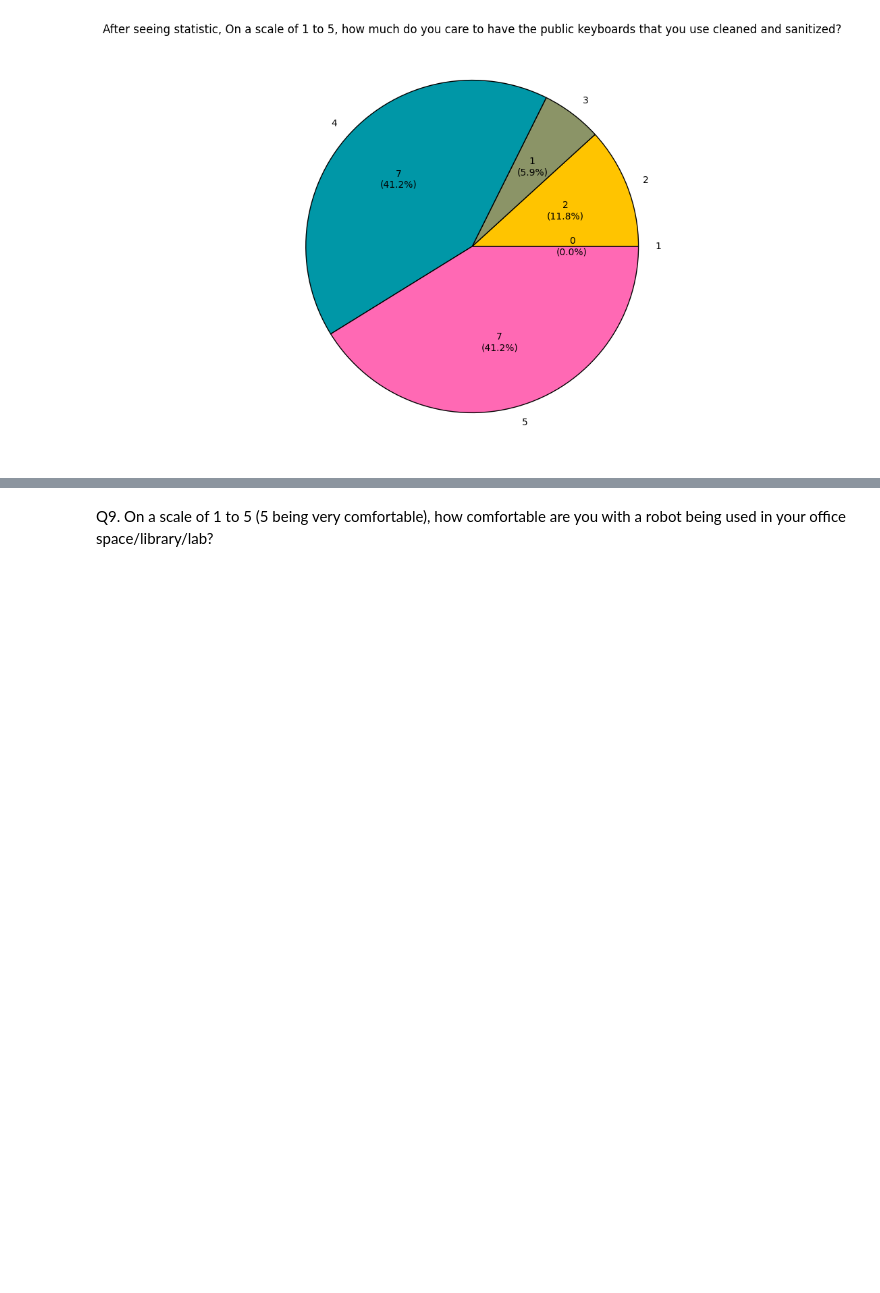
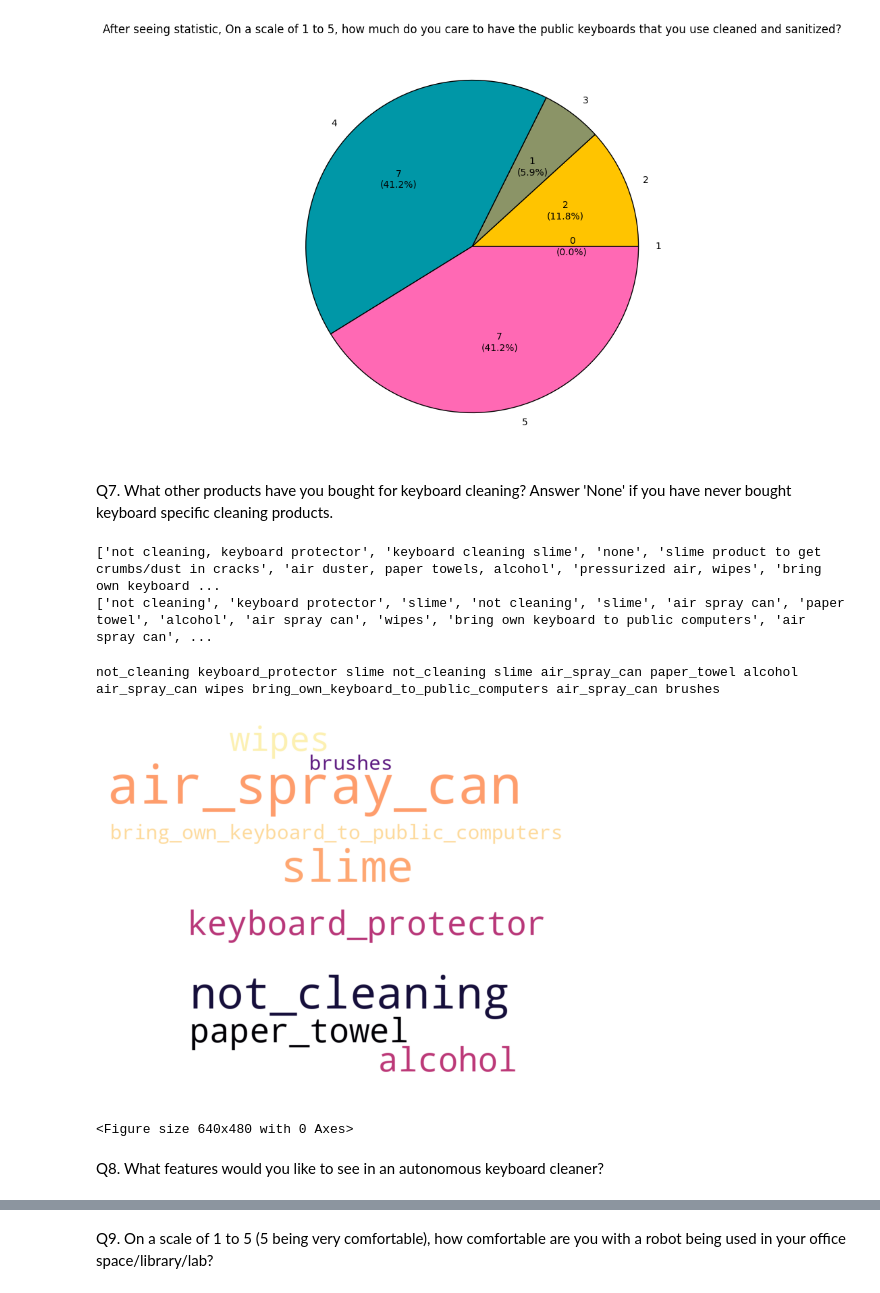
Before and after one commit to SDP-Group6/data_analysis, a Jupyter notebook: survey_data_analysis.ipynb, the cells around one changed output, grey strips where cells are left out. Saved outputs shown, nothing was run; the diff lists cells and outputs as text; code cells hidden in the pictures; blank space fills up the shorter version.

```diff
--- a/survey_data_analysis.ipynb
+++ b/survey_data_analysis.ipynb
@@ -60,6 +62,21 @@ Index(['How often do you clean your keyboard?',
 def autopct_format(pct, all_values):
     absolute = int(round(pct * sum(all_values) / 100.0))  # Convert percentage to actual count
     return f"{absolute}\n({pct:.1f}%)"  # Display count and percentage
+# %%
+custom_stopwords = {"is", "a", "of", "the", "this", "i", "my", "but"}
+
+def remove_stopwords(text):
+    return " ".join([word for word in text.split() if word.lower() not in custom_stopwords])
+# %%
+def text_split(text):
+    replace_words = ["and", "or", ";", ".", "otherwise"]
+    exclude_words = ["i.e", "i.e.", "etc.", "e.g.:"]  # Words to be preserved
+
+    pattern = r'\b(?!' + '|'.join(map(re.escape, exclude_words)) + r')\b(?:' + '|'.join(map(re.escape, replace_words)) + r')\b'
+
+    text = re.sub(pattern, ',', text)
+
+    return text.split(",")
 # %%
 def calculate_mean(x, y):
     return np.round((np.dot(x, y) / TOTAL_NUM_RESPONSES),2)
@@ -378,3 +395,5 @@ plt.title('After seeing statistic, On a scale of 1 to 5, how much do you care to
 plt.show()
 # %% [output]
 [figure]
+# %% [markdown]
+Q7. What other products have you bought for keyboard cleaning? Answer 'None' if you have never bought keyboard specific cleaning products.
@@ -380,0 +422,34 @@ plt.show()
+# %%
+survey_df["q7_text"] = survey_df["What other products have you bought for keyboard cleaning? Answer \'None\' if you have never bought keyboard specific cleaning products."].dropna().astype(str).apply(str.lower).apply(lambda x: remove_stopwords(x))
+q7_text = list(survey_df["q7_text"].dropna())
+
+print(q7_text)
+
+cleaned_q7_text = []
+for text in q7_text:
+    cleaned_text = text_split(text)
+    for word in cleaned_text:
+        cleaned_q7_text.append(q7_map_text(word.strip()))
+
+print(cleaned_q7_text)
+# %% [output]
+['not cleaning, keyboard protector', 'keyboard cleaning slime', 'none', 'slime product to get crumbs/dust in cracks', 'air duster, paper towels, alcohol', 'pressurized air, wipes', 'bring own keyboard ...
+['not cleaning', 'keyboard protector', 'slime', 'not cleaning', 'slime', 'air spray can', 'paper towel', 'alcohol', 'air spray can', 'wipes', 'bring own keyboard to public computers', 'air spray can', ...
+# %%
+processed_text = " ".join(token.replace(" ", "_") for token in cleaned_q7_text)
+print(processed_text)
+
+wordcloud_q7 = WordCloud(width=1000,
+                        height=800,
+                        background_color="white",
+                        colormap="magma").generate(processed_text)
+plt.imshow(wordcloud_q7)
+plt.axis("off")
+plt.show()
+plt.tight_layout()
+# %% [output]
+not_cleaning keyboard_protector slime not_cleaning slime air_spray_can paper_towel alcohol air_spray_can wipes bring_own_keyboard_to_public_computers air_spray_can brushes
+[figure, added]
+<Figure size 640x480 with 0 Axes>
+# %% [markdown]
+Q8. What features would you like to see in an autonomous keyboard cleaner?
```
Also changed, not shown: parts of 19 cells of this notebook.
